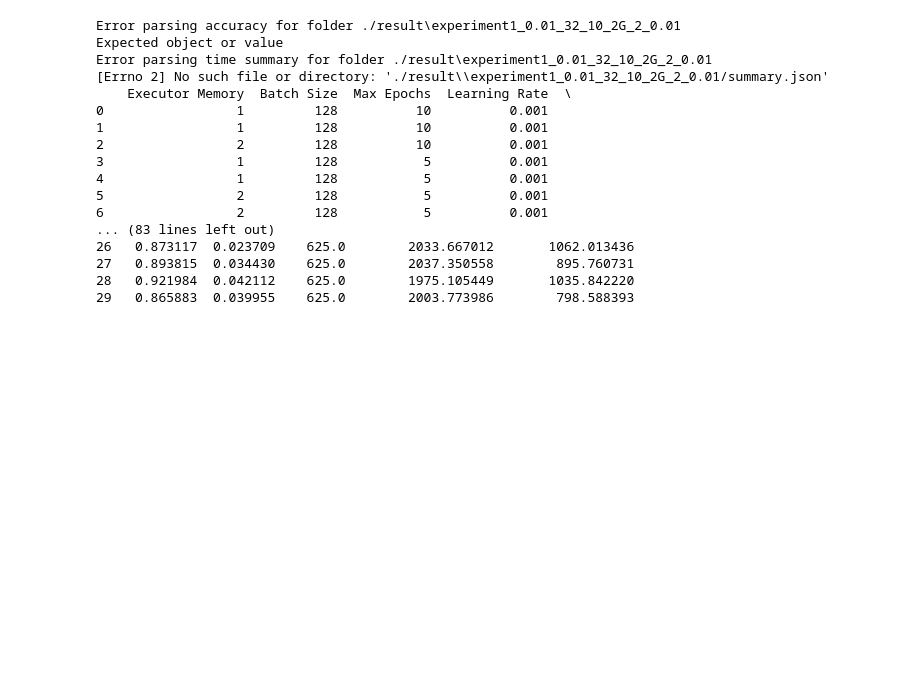
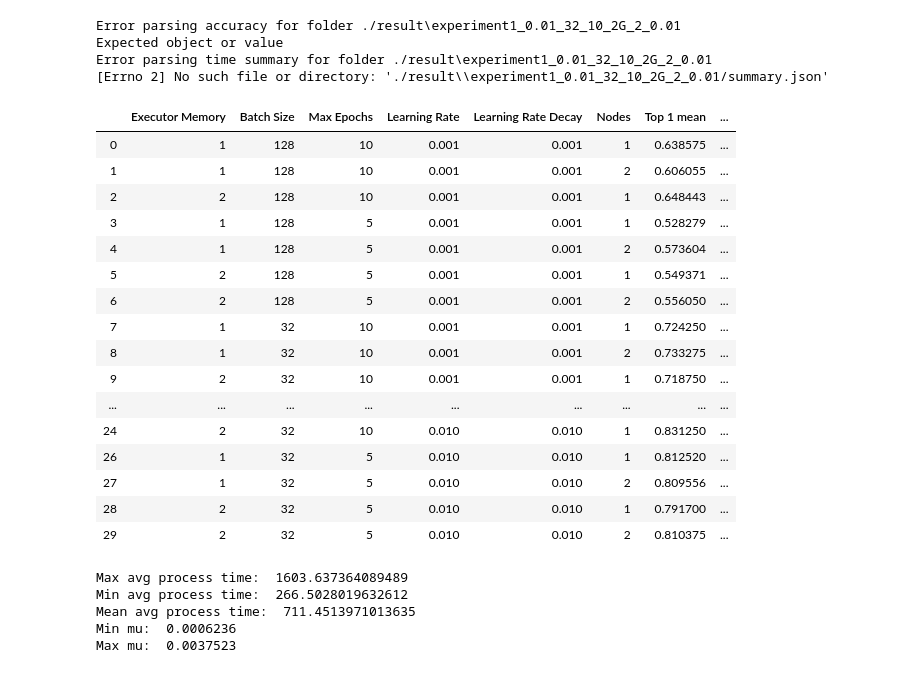
Before and after one commit to nejcmacek/CS4215-BigDL, a Jupyter notebook: analysis/Analysis.ipynb, the cells around one changed output. Cells and saved outputs as stored; diff of their text form; code cells hidden in the pictures; blank space fills up the shorter version.

Commit message:
Analysis update

```diff
--- a/analysis/Analysis.ipynb
+++ b/analysis/Analysis.ipynb
@@ -33,45 +41,75 @@ for curdir in dirs_to_analyze:
         row['Top 5 std'] = accuracy["top5"].std()
         row['loss mean'] = accuracy["loss"].mean()
         row['loss std'] = accuracy["loss"].std()
         row['lossnum'] = accuracy["lossnum"].mean()
     except Exception as e:
         print("Error parsing accuracy for folder " + curdir)
         print(e)
 
 
     try:
         time_summary = json.load(open(curdir + "/summary.json"))
         service_times = []
+        work_times = []
+        process_times = []
+
         for job in time_summary['jobs']:
             service_time = float(job['end']) - float(job['arrive'])
             service_times.append(service_time)
+            wait_time = float(job['start']) - float(job['arrive'])
+            wait_times.append(wait_time)
+            process_time = float(job['end']) - float(job['start'])
+            process_times.append(process_time)
+
         row['Service Time mean'] = statistics.mean(service_times)
         row['Service Time std'] = statistics.stdev(service_times)
+        row['Process Time mean'] = statistics.mean(process_times)
+        row['Process Time std'] = statistics.stdev(process_times)
+        row['Waiting Time mean'] = statistics.mean(wait_times)
+        row['Waiting Time std'] = statistics.stdev(wait_times)
     except Exception as e:
         print("Error parsing time summary for folder " + curdir)
         print(e)
 
 
     rowsList.append(row)
 
-
 analysis = pd.DataFrame(rowsList)
-print(analysis)
+analysis = analysis.drop([25, 21, 10])
+analysis
 # %% [output]
 Error parsing accuracy for folder ./result\experiment1_0.01_32_10_2G_2_0.01
 Expected object or value
 Error parsing time summary for folder ./result\experiment1_0.01_32_10_2G_2_0.01
 [Errno 2] No such file or directory: './result\\experiment1_0.01_32_10_2G_2_0.01/summary.json'
-    Executor Memory  Batch Size  Max Epochs  Learning Rate  \
-0                 1         128          10          0.001
-1                 1         128          10          0.001
-2                 2         128          10          0.001
-3                 1         128           5          0.001
-4                 1         128           5          0.001
-5                 2         128           5          0.001
-6                 2         128           5          0.001
-... (83 lines left out)
-26   0.873117  0.023709    625.0        2033.667012       1062.013436
-27   0.893815  0.034430    625.0        2037.350558        895.760731
-28   0.921984  0.042112    625.0        1975.105449       1035.842220
-29   0.865883  0.039955    625.0        2003.773986        798.588393
+|  | Executor Memory | Batch Size | Max Epochs | Learning Rate | Learning Rate Decay | Nodes | Top 1 mean | ... |
+| 0 | 1 | 128 | 10 | 0.001 | 0.001 | 1 | 0.638575 | ... |
+| 1 | 1 | 128 | 10 | 0.001 | 0.001 | 2 | 0.606055 | ... |
+| 2 | 2 | 128 | 10 | 0.001 | 0.001 | 1 | 0.648443 | ... |
+| 3 | 1 | 128 | 5 | 0.001 | 0.001 | 1 | 0.528279 | ... |
+| 4 | 1 | 128 | 5 | 0.001 | 0.001 | 2 | 0.573604 | ... |
+| 5 | 2 | 128 | 5 | 0.001 | 0.001 | 1 | 0.549371 | ... |
+| 6 | 2 | 128 | 5 | 0.001 | 0.001 | 2 | 0.556050 | ... |
+| 7 | 1 | 32 | 10 | 0.001 | 0.001 | 1 | 0.724250 | ... |
+| 8 | 1 | 32 | 10 | 0.001 | 0.001 | 2 | 0.733275 | ... |
+| 9 | 2 | 32 | 10 | 0.001 | 0.001 | 1 | 0.718750 | ... |
+| ... | ... | ... | ... | ... | ... | ... | ... | ... |
+| 24 | 2 | 32 | 10 | 0.010 | 0.010 | 1 | 0.831250 | ... |
+| 26 | 1 | 32 | 5 | 0.010 | 0.010 | 1 | 0.812520 | ... |
+| 27 | 1 | 32 | 5 | 0.010 | 0.010 | 2 | 0.809556 | ... |
+| 28 | 2 | 32 | 5 | 0.010 | 0.010 | 1 | 0.791700 | ... |
+| 29 | 2 | 32 | 5 | 0.010 | 0.010 | 2 | 0.810375 | ... |
+# %%
+# Process time results:
+print("Max avg process time: ", analysis["Process Time mean"].max())
+print("Min avg process time: ", analysis["Process Time mean"].min())
+print("Mean avg process time: ", analysis["Process Time mean"].mean())
+
+print("Min mu: ", "%.7f" % (1/analysis["Process Time mean"].max()))
+print("Max mu: ", "%.7f" % (1/analysis["Process Time mean"].min()))
+# %% [output]
+Max avg process time:  1603.637364089489
+Min avg process time:  266.5028019632612
+Mean avg process time:  711.4513971013635
+Min mu:  0.0006236
+Max mu:  0.0037523
```
Also changed, not shown: parts of 3 cells of this notebook.
